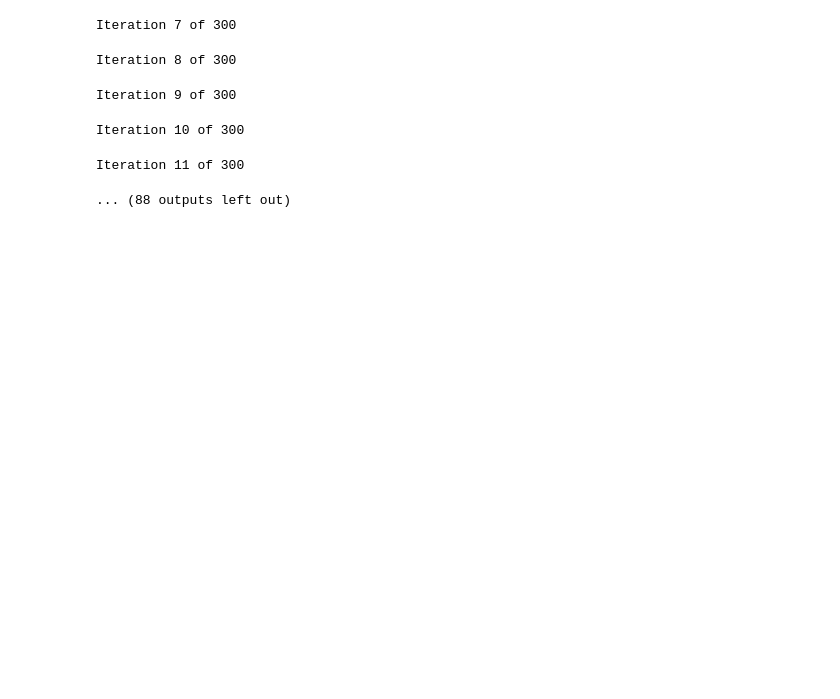
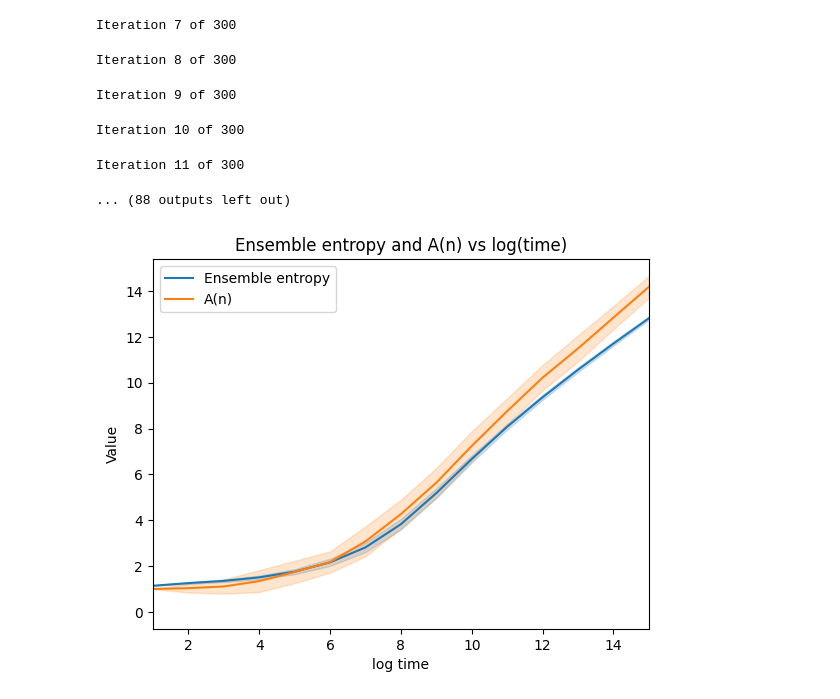
Before and after one commit to jiug/tfm, a Jupyter notebook: code/notebook.ipynb, the cells around one changed output. Drawn from its saved outputs; the diff is of its cells as text; code cells hidden in the pictures; blank space fills up the shorter version.

```diff
--- a/code/notebook.ipynb
+++ b/code/notebook.ipynb
@@ -125,5 +134,17 @@ Iteration 9 of 300
 Iteration 10 of 300
 Iteration 11 of 300
 ... (88 outputs left out)
+# %%
+sns.lineplot(data=entropy_df, x="measurement", y="value",errorbar="sd",label="Ensemble entropy" )
+sns.lineplot(data=assembly_df, x="measurement", y="value",errorbar="sd", label="A(n)")
+plt.xlabel("log time")
+plt.title("Ensemble entropy and A(n) vs log(time)")
+plt.ylabel("Value")
+# plt.yscale("log")
+plt.xlim([1,15])
+plt.legend()
+plt.show()
+# %% [output]
+[figure, added]
 # %%
 sns.lineplot(data=entropy_df, x="measurement", y="value",errorbar="sd",label="Ensemble entropy" )
```
Also changed, not shown: parts of 5 cells of this notebook, 7 other files.
